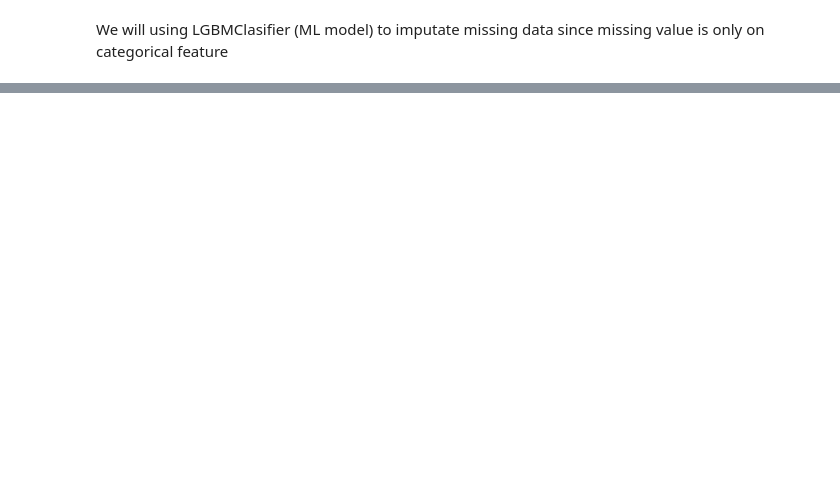
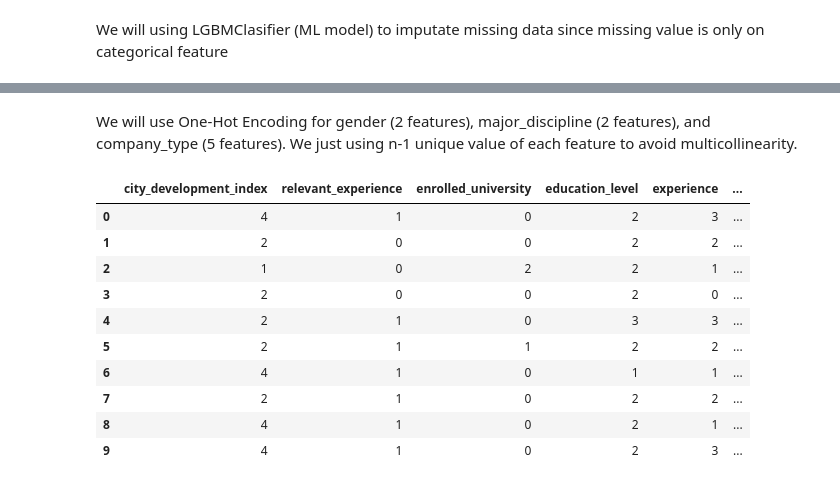
Before and after one commit to MN-Atthoriq/Data-Science-Project_HR-Analytics-Job-Change-of-Data-Scientist, a Jupyter notebook: 2_Data-Preprocessing_Stage-2.ipynb, the cells around one changed output, grey strips where cells are left out. Cells and saved outputs as stored; diff of their text form; code cells hidden in the pictures; blank space fills up the shorter version.

```diff
--- a/2_Data-Preprocessing_Stage-2.ipynb
+++ b/2_Data-Preprocessing_Stage-2.ipynb
@@ -251,0 +180,13 @@ None
+# %%
+# change type to category
+df['city_development_index'] = pd.Categorical(df['city_development_index'], categories=['<=0.6','0.6-0.7','0.7-0.8','0.8-0.9','0.9-1.0'], ordered=True)
+df['gender'] = pd.Categorical(df['gender'], categories=["Male","Female","Other"])
+df['relevant_experience'] = pd.Categorical(df['relevant_experience'], categories=[False, True], ordered=True)
+df['enrolled_university'] = pd.Categorical(df['enrolled_university'], categories=['No Enroll','Part Time','Full Time'], ordered=True)
+df['education_level'] = pd.Categorical(df['education_level'], categories=['Primary School','High School','Graduate','Masters','Phd'], ordered=True)
+df['major_discipline'] = pd.Categorical(df['major_discipline'], categories=['No Major','Non-STEM','STEM'])
+df['experience'] = pd.Categorical(df['experience'], categories=['Early Career','Mid Career','Senior Career','High Experience'], ordered=True)
+df['company_size'] = pd.Categorical(df['company_size'], categories=['Small','Medium','Large','Very Large'], ordered=True)
+df['company_type'] = pd.Categorical(df['company_type'], categories=['Early Startup','Funded Startup','NGO','Public Sector','Pvt Ltd','Other'])
+df['last_new_job'] = pd.Categorical(df['last_new_job'], categories=['never','1','2','3','4','>4'], ordered=True)
+df['target'] = pd.Categorical(df['target'], categories=[0,1], ordered=True)
@@ -277,0 +303,26 @@ Missing value before imputation
+# %% [markdown]
+We will use One-Hot Encoding for gender (2 features), major_discipline (2 features), and company_type (5 features). We just using n-1 unique value of each feature to avoid multicollinearity.
+# %%
+# one hot encoding
+df = pd.get_dummies(df,columns=['gender','major_discipline','company_type'],dtype=int)
+
+# drop one column of each one hot encoded to avoid multicollinearity
+df.drop(['gender_Other','major_discipline_No Major','company_type_Other'], axis=1, inplace=True)
+
+# rearrange so target column is the last column
+df = pd.concat([df.drop('target', axis=1), df['target']], axis=1)
+
+# check data
+df.head(10)
+# %% [output]
+|  | city_development_index | relevant_experience | enrolled_university | education_level | experience | ... |
+| 0 | 4 | 1 | 0 | 2 | 3 | ... |
+| 1 | 2 | 0 | 0 | 2 | 2 | ... |
+| 2 | 1 | 0 | 2 | 2 | 1 | ... |
+| 3 | 2 | 0 | 0 | 2 | 0 | ... |
+| 4 | 2 | 1 | 0 | 3 | 3 | ... |
+| 5 | 2 | 1 | 1 | 2 | 2 | ... |
+| 6 | 4 | 1 | 0 | 1 | 1 | ... |
+| 7 | 2 | 1 | 0 | 2 | 2 | ... |
+| 8 | 4 | 1 | 0 | 2 | 1 | ... |
+| 9 | 4 | 1 | 0 | 2 | 3 | ... |
```
Also changed, not shown: parts of 31 cells of this notebook, 1 other file.
